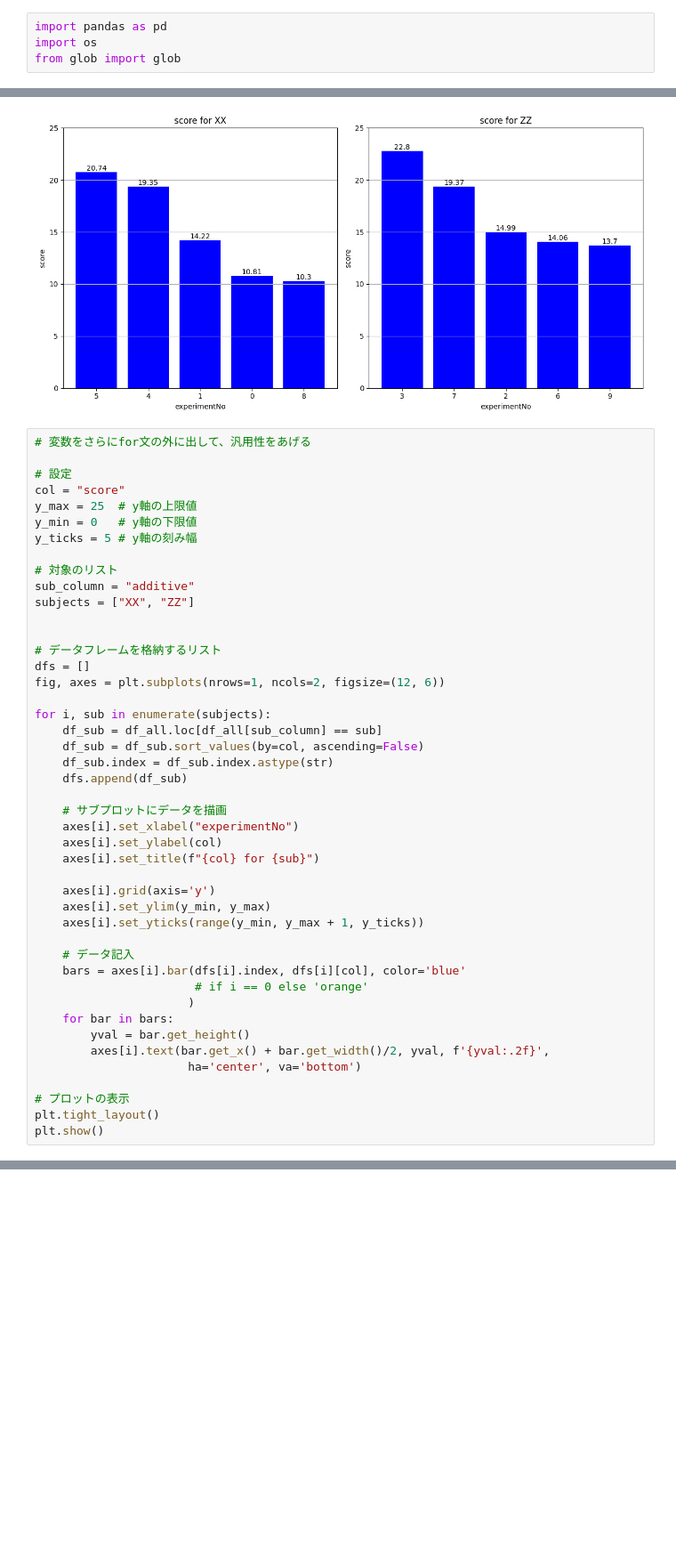
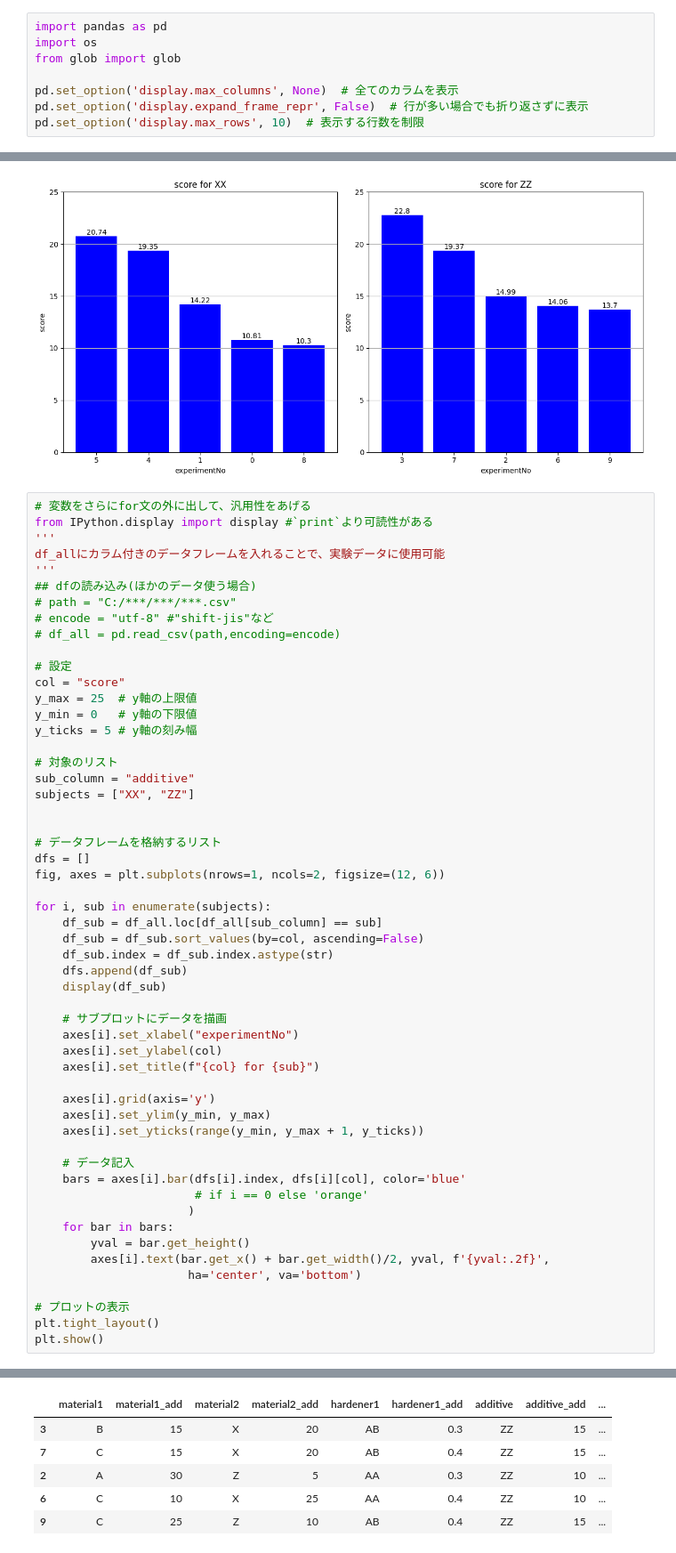
Before and after one commit to ryochinbo/ml-cheat, a Jupyter notebook: notebook/trt1_answer.ipynb, the cells around one changed output, grey strips where cells are left out. Shown at 89% size. Drawn from its saved outputs; the diff is of its cells as text; blank space fills up the shorter version.

```diff
--- a/notebook/trt1_answer.ipynb
+++ b/notebook/trt1_answer.ipynb
@@ -50,6 +50,10 @@
 import pandas as pd
 import os
 from glob import glob
+
+pd.set_option('display.max_columns', None)  # 全てのカラムを表示
+pd.set_option('display.expand_frame_repr', False)  # 行が多い場合でも折り返さずに表示
+pd.set_option('display.max_rows', 10)  # 表示する行数を制限
 # %%
 input_path = "../input/try1_inoue"
 output_path = "../output"
@@ -413,6 +423,14 @@ plt.show()
 [figure]
 # %%
 # 変数をさらにfor文の外に出して、汎用性をあげる
+from IPython.display import display #`print`より可読性がある
+'''
+df_allにカラム付きのデータフレームを入れることで、実験データに使用可能
+'''
+## dfの読み込み(ほかのデータ使う場合)
+# path = "C:/***/***/***.csv"
+# encode = "utf-8" #"shift-jis"など
+# df_all = pd.read_csv(path,encoding=encode)
 
 # 設定
 col = "score"
@@ -434,6 +452,7 @@ for i, sub in enumerate(subjects):
     df_sub = df_sub.sort_values(by=col, ascending=False)
     df_sub.index = df_sub.index.astype(str)
     dfs.append(df_sub)
+    display(df_sub)
 
     # サブプロットにデータを描画
     axes[i].set_xlabel("experimentNo")
@@ -460 +485,7 @@ plt.show()
+|  | material1 | material1_add | material2 | material2_add | hardener1 | hardener1_add | additive | additive_add | ... |
+| 3 | B | 15 | X | 20 | AB | 0.3 | ZZ | 15 | ... |
+| 7 | C | 15 | X | 20 | AB | 0.4 | ZZ | 15 | ... |
+| 2 | A | 30 | Z | 5 | AA | 0.3 | ZZ | 10 | ... |
+| 6 | C | 10 | X | 25 | AA | 0.4 | ZZ | 10 | ... |
+| 9 | C | 25 | Z | 10 | AB | 0.4 | ZZ | 15 | ... |
 [figure]
```
Also changed, not shown: parts of 4 cells of this notebook.
